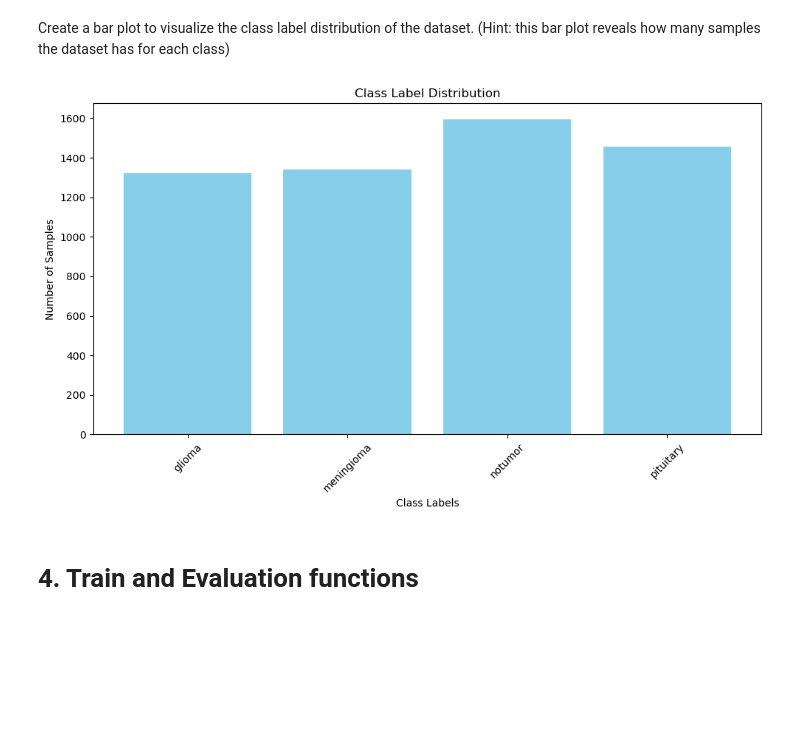
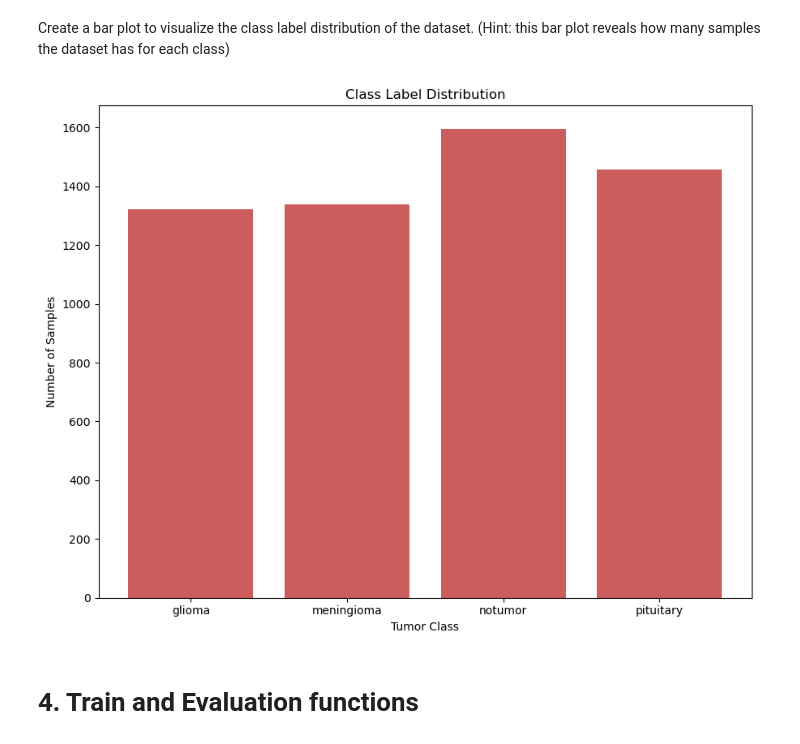
Before and after one commit to lordmana/deep_learning, a Jupyter notebook: Assingment_BrainTumorData_Starting_code.ipynb, the cells around one changed output. Saved outputs shown, nothing was run; the diff lists cells and outputs as text; code cells hidden in the pictures; blank space fills up the shorter version.

```diff
--- a/Assingment_BrainTumorData_Starting_code.ipynb
+++ b/Assingment_BrainTumorData_Starting_code.ipynb
@@ -123,7 +123,7 @@ def get_image_n_label(index):
     images, labels = train_data.__getitem__(batch_index)
     return images[item_index], labels[item_index]
 
-def get_class_key():
+def get_class_keys():
     class_keys = [""] * len(train_data.classes)
 
     for key, value in train_data.class_indices.items():
@@ -142,22 +142,22 @@ except Exception as e:
     raise
 
 try:
-    fig, axes = plt.subplots(3, 5, figsize=(12, 8))
+    fig, axes = plt.subplots(3, 5, figsize=(10, 8))
 
     # Flatten the axes for easy access
     axes = axes.flatten()
 
-    labels = get_class_key()
+    labels = get_class_keys()
 
     # Display each image with its label
     for i, axe in enumerate(axes):
-        image = random_images[i].squeeze()  # remove channel axis if grayscale
-        label_index = np.argmax(random_labels[i])  # converting from one-hot encoding to class index
+        image = random_images[i].squeeze()  # Remove channel axis if grayscale
+        label_index = np.argmax(random_labels[i])  # Convert one-hot-coding to class index
         label = labels[label_index]
 
-        axe.imshow(image, cmap='gray')  # Assuming images are grayscale, use 'gray'
+        axe.imshow(image, cmap='gray')  # Use grayscale
         axe.set_title(label)
-        axe.axis('off')  # Hide axis to make it clean
+        axe.axis('off')  # Hide axis
 
     # Adjust layout
     plt.tight_layout()
@@ -171,36 +171,28 @@ except Exception as e:
 Create a bar plot to visualize the class label distribution of the dataset. (Hint: this bar plot reveals how many samples the dataset has for each class)
 # %%
 try:
-    # Assuming train_data is a DirectoryIterator object
+    class_labels = get_class_keys()
 
-    # Get class indices (mapping class names to integers)
-    class_indices = train_data.class_indices
-    # Get the class labels (inverse mapping)
-    class_labels = {v: k for k, v in class_indices.items()}
     # Count the number of samples per class
     class_counts = np.bincount(train_data.classes)
 
-    # Create a bar plot
-    plt.figure(figsize=(10, 6))
-    plt.bar(range(len(class_counts)), class_counts, color='skyblue')
+    plt.figure(figsize=(9, 7))
+    plt.bar(range(len(class_counts)), class_counts, color='indianred')
 
-    # Add class names as labels on the x-axis
-    plt.xticks(range(len(class_counts)), [class_labels[i] for i in range(len(class_counts))], rotation=45)
-
-    # Label the plot
-    plt.xlabel('Class Labels')
+    # Add class names as the x axis label
+    plt.xticks(range(len(class_counts)), [class_labels[i] for i in range(len(class_counts))])
+    plt.xlabel('Tumor Class')
     plt.ylabel('Number of Samples')
     plt.title('Class Label Distribution')
 
-    # Show the plot
-    plt.tight_layout()
+    plt.tight_layout() # Make sure the plot won't overlap
     plt.show()
 
 except Exception as e:
     print(f"Error plotting images: {e}")
     raise
 # %% [output]
-[figure, old version]
+[figure, new version]
 # %% [markdown]
 # 4. Train and Evaluation functions
 # %% [markdown]
```
Also changed, not shown: parts of 1 cell of this notebook.
